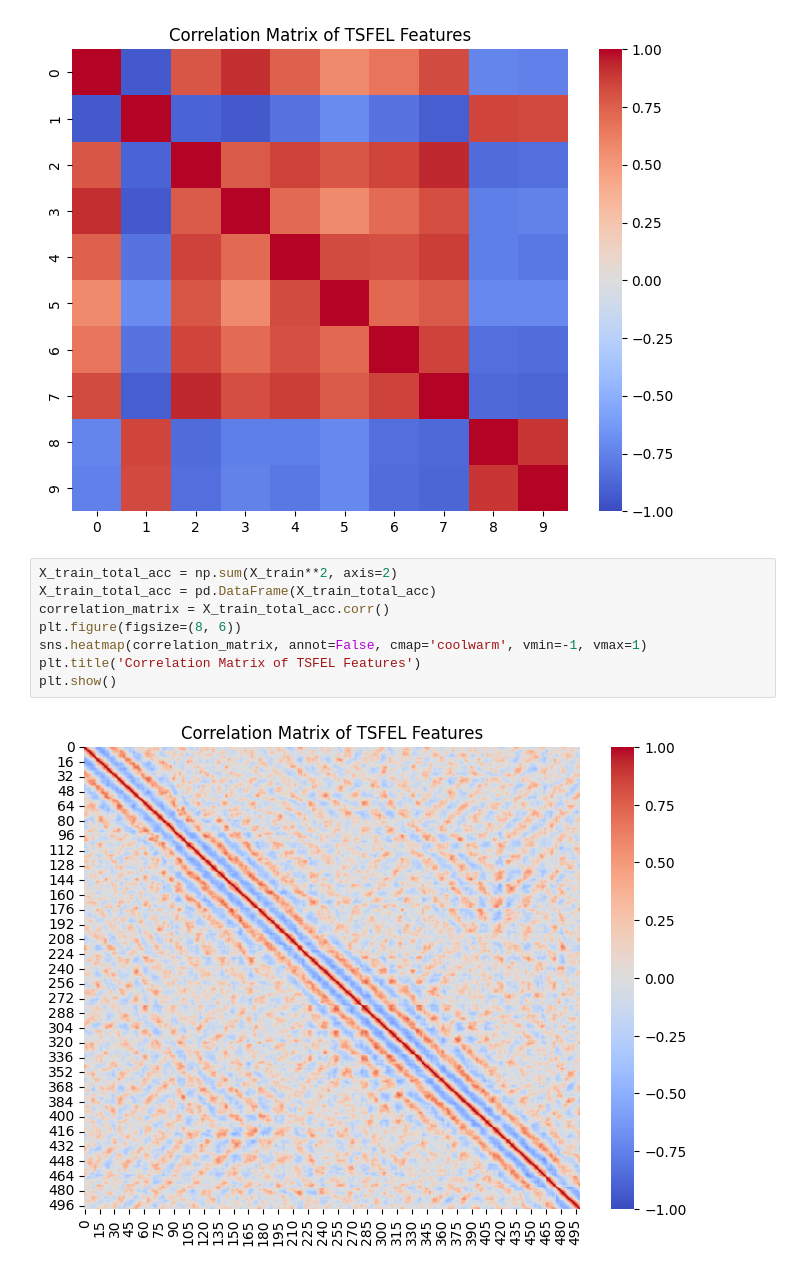
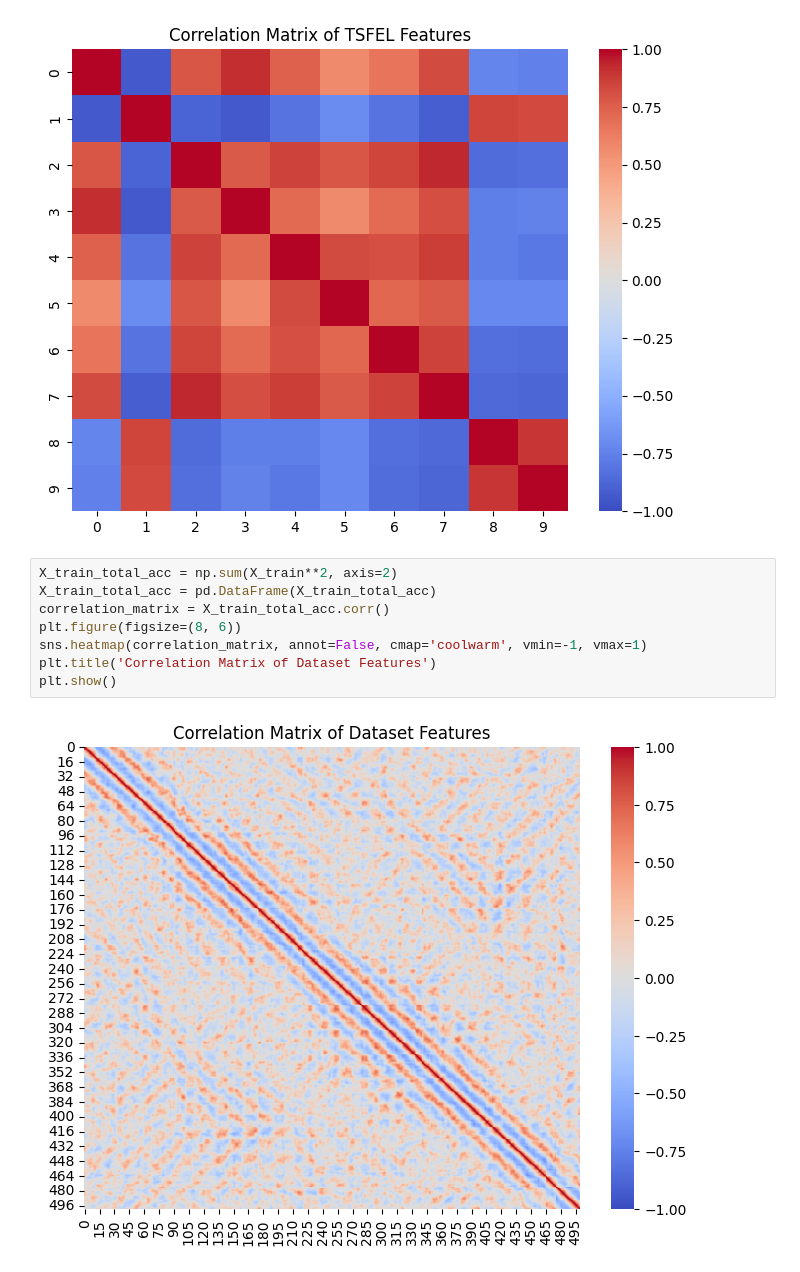
Before and after one commit to PankajGadhwal/ML-Projects, a Jupyter notebook: A1/HAR/Task1.ipynb, the cells around one changed output. Cells and saved outputs as stored; diff of their text form.

```diff
--- a/A1/HAR/Q1.ipynb
+++ b/A1/HAR/Task1.ipynb
@@ -226,10 +226,10 @@ plt.show()
 # %%
 X_train_total_acc = np.sum(X_train**2, axis=2)
 X_train_total_acc = pd.DataFrame(X_train_total_acc)
 correlation_matrix = X_train_total_acc.corr()
 plt.figure(figsize=(8, 6))
 sns.heatmap(correlation_matrix, annot=False, cmap='coolwarm', vmin=-1, vmax=1)
-plt.title('Correlation Matrix of TSFEL Features')
+plt.title('Correlation Matrix of Dataset Features')
 plt.show()
 # %% [output]
-[figure, old version]
+[figure, new version]
```
Also changed, not shown: parts of 1 cell of this notebook, 2 other files.
